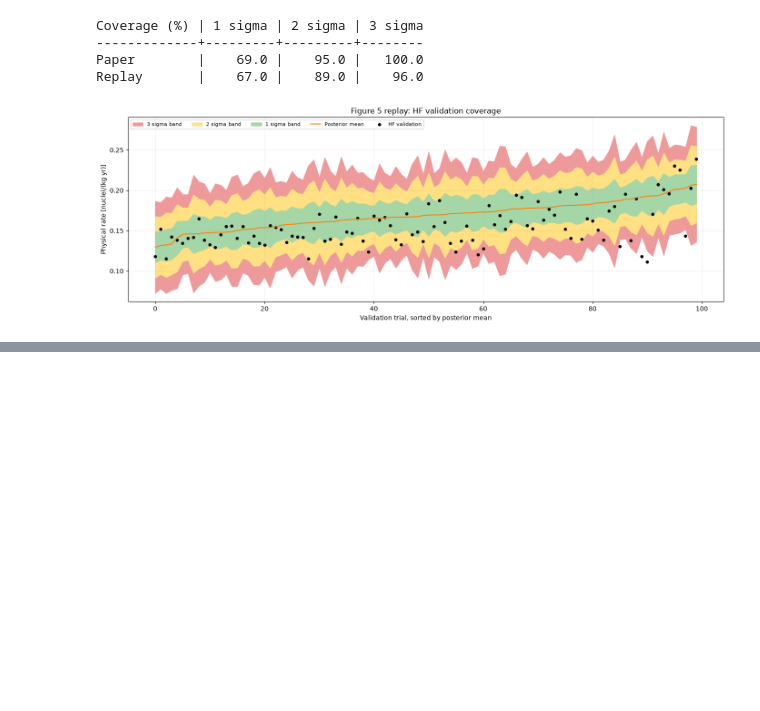
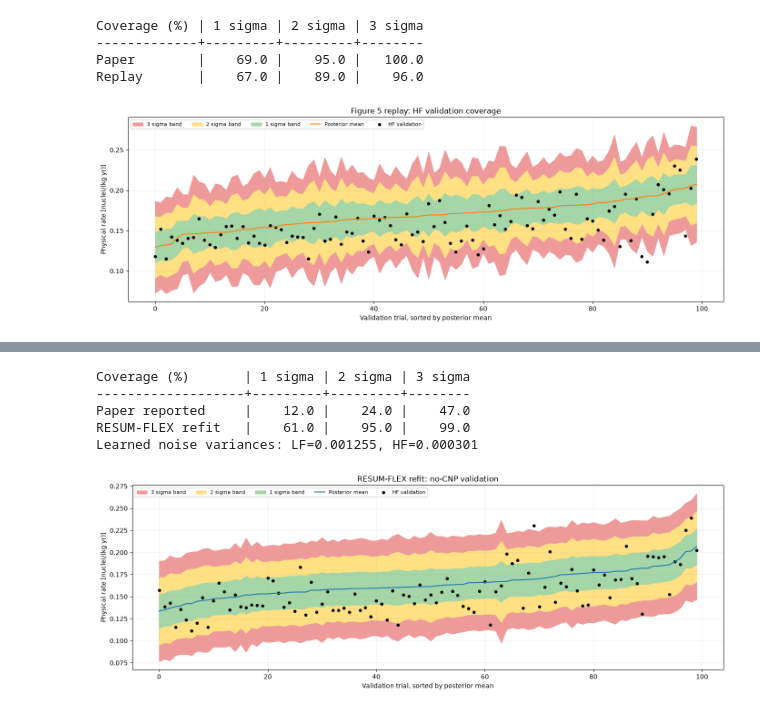
Before and after one commit to Galileo-Sandbox/RESUM_FLEX, a Jupyter notebook: notebooks/paper_2410_03873_reproduction.ipynb, the cells around one changed output, grey strips where cells are left out. Cells and saved outputs as stored; diff of their text form; code cells hidden in the pictures; blank space fills up the shorter version.

```diff
--- a/notebooks/paper_2410_03873_reproduction.ipynb
+++ b/notebooks/paper_2410_03873_reproduction.ipynb
@@ -286,7 +290,9 @@ for dimension, label in enumerate(THETA_LABELS):
     query = np.repeat(THETA_FIXED[None, :], len(grid), axis=0)
     query[:, dimension] = grid
     query_scaled = theta_scaler.transform(query)
-    for iteration, (model, color) in enumerate(zip(resum_models, iteration_colors)):
+    for iteration, (model, color) in enumerate(
+        zip(resum_models, iteration_colors, strict=True)
+    ):
         mean, variance = model.predict(query_scaled, fidelity=2)
         axis.plot(grid, mean, color=color, linewidth=1.2, label=f"Iteration {iteration}")
         if iteration == 6:
@@ -384,7 +390,9 @@ radius_query_scaled = theta_scaler.transform(radius_query)
 scaled_bounds = BoxBounds(low=-np.ones(5), high=np.ones(5))
 
 figure, axis = plt.subplots(figsize=(10, 4))
-for iteration, (model, color) in enumerate(zip(resum_models, iteration_colors)):
+for iteration, (model, color) in enumerate(
+    zip(resum_models, iteration_colors, strict=True)
+):
     hf = (train["iteration"] <= iteration) & (train["fidelity"] == 1)
     acquisition = ExpectedImprovementAcquisition(
         model,
@@ -531,0 +615,55 @@ Replay       |    61.0 |    95.0 |    99.0
+# %%
+def fit_current_no_cnp_model() -> MultiFidelityGP:
+    X_lf = theta_scaler.transform(X_train[lf])
+    X_hf = theta_scaler.transform(X_train[hf])
+    model = MultiFidelityGP(2, len(THETA_NAMES), kernel="rbf", ard=False)
+    np.random.seed(SEED + 100)
+    return model.fit(
+        [X_lf, X_hf],
+        [
+            train["physical_rate"][lf, None],
+            train["physical_rate"][hf, None],
+        ],
+        n_restarts=N_RESTARTS,
+    )
+
+
+current_no_cnp_model = fit_current_no_cnp_model()
+current_mean, current_sigma, current_coverage = coverage_percentages(
+    current_no_cnp_model, X_validation, validation_target
+)
+learned_noise = [
+    float(
+        np.asarray(
+            getattr(
+                current_no_cnp_model.model.mixed_noise,
+                "Gaussian_noise" if index == 0 else f"Gaussian_noise_{index}",
+            ).variance
+        ).reshape(-1)[0]
+    )
+    for index in range(2)
+]
+print("Coverage (%)       | 1 sigma | 2 sigma | 3 sigma")
+print("-------------------+---------+---------+--------")
+print("Paper reported     |    12.0 |    24.0 |    47.0")
+print(
+    "RESUM-FLEX refit   | "
+    + " | ".join(f"{current_coverage[level]:7.1f}" for level in (1, 2, 3))
+)
+print(
+    "Learned noise variances: "
+    f"LF={learned_noise[0]:.6f}, HF={learned_noise[1]:.6f}"
+)
+plot_validation_replay(
+    current_mean,
+    current_sigma,
+    "RESUM-FLEX refit: no-CNP validation",
+    "tab:blue",
+)
+# %% [output]
+Coverage (%)       | 1 sigma | 2 sigma | 3 sigma
+-------------------+---------+---------+--------
+Paper reported     |    12.0 |    24.0 |    47.0
+RESUM-FLEX refit   |    61.0 |    95.0 |    99.0
+Learned noise variances: LF=0.001255, HF=0.000301
+[figure, added]
```
Also changed, not shown: parts of 7 cells of this notebook, 1 other file.
